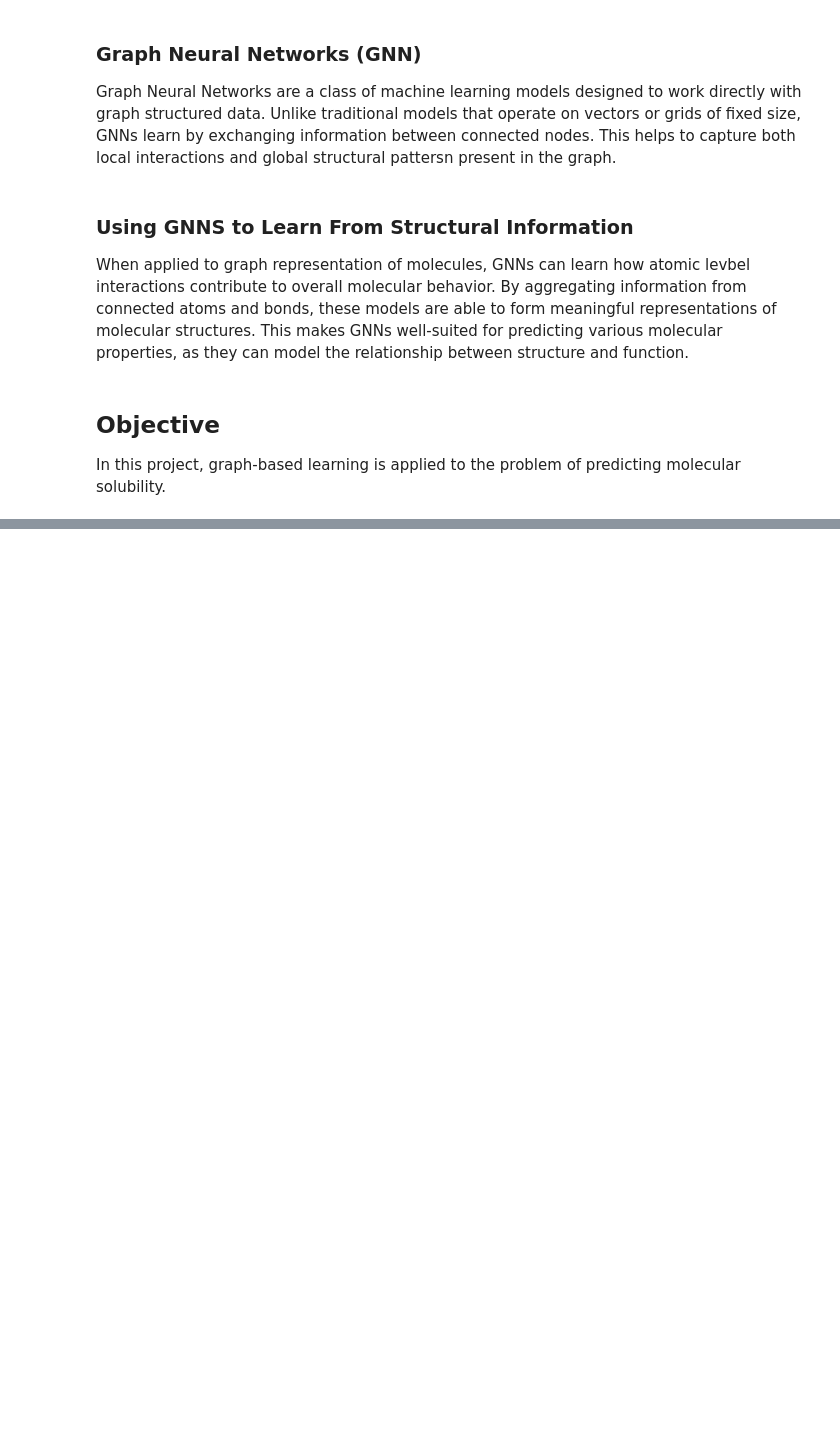
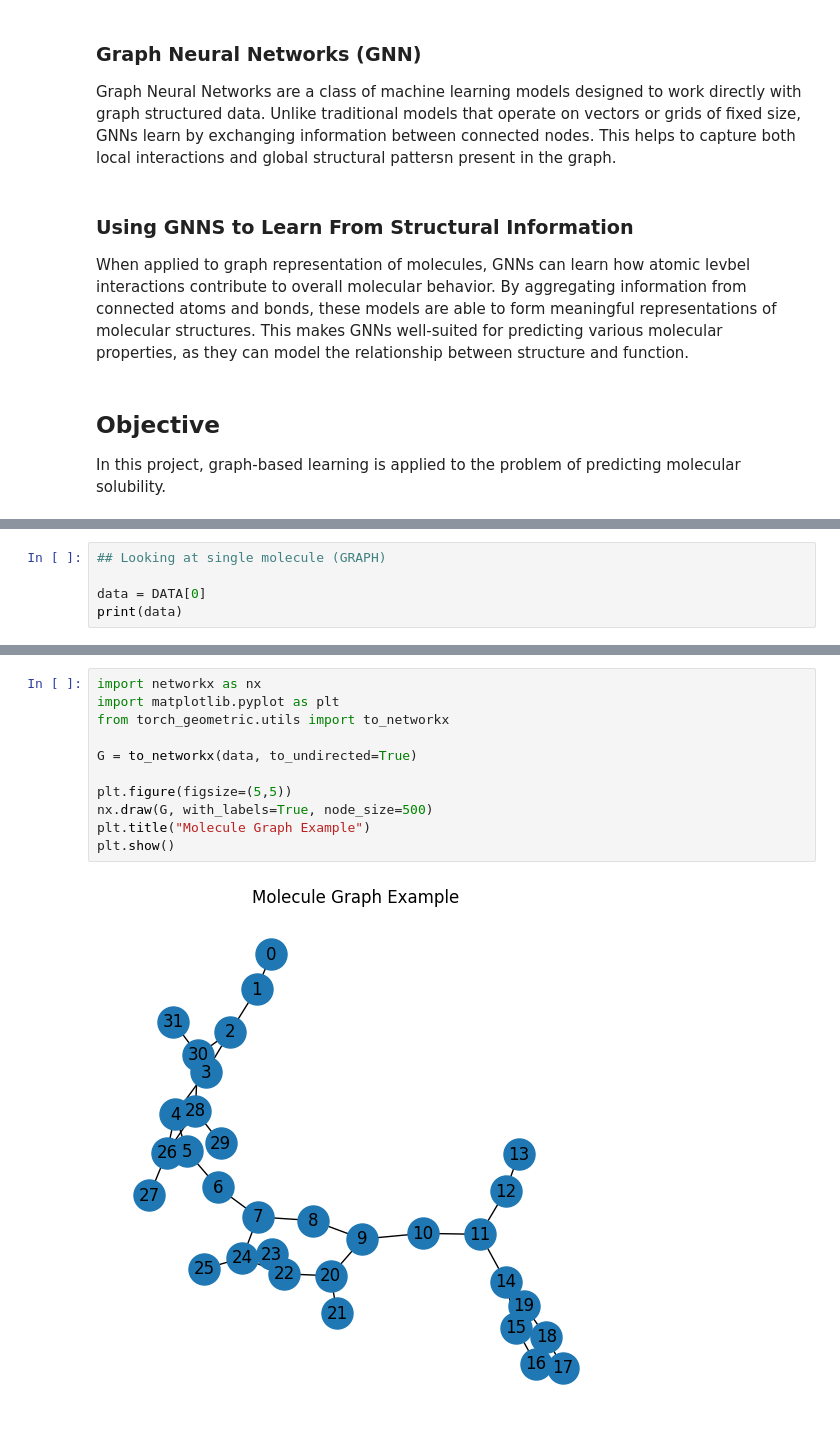
Before and after one commit to AshitomW/SOLGNN, a Jupyter notebook: SOLGNN.ipynb, the cells around one changed output, grey strips where cells are left out. Cells and saved outputs as stored; diff of their text form; blank space fills up the shorter version.

```diff
--- a/SOLGNN.ipynb
+++ b/SOLGNN.ipynb
@@ -37,0 +74,5 @@ In this project, graph-based learning is applied to the problem of predicting mo
+# %%
+## Looking at single molecule (GRAPH)
+
+data = DATA[0]
+print(data)
@@ -37,0 +150,13 @@ In this project, graph-based learning is applied to the problem of predicting mo
+# %%
+import networkx as nx
+import matplotlib.pyplot as plt
+from torch_geometric.utils import to_networkx
+
+G = to_networkx(data, to_undirected=True)
+
+plt.figure(figsize=(5,5))
+nx.draw(G, with_labels=True, node_size=500)
+plt.title("Molecule Graph Example")
+plt.show()
+# %% [output]
+[figure, added]
```
Also changed, not shown: parts of 15 cells of this notebook, 2 other files.
